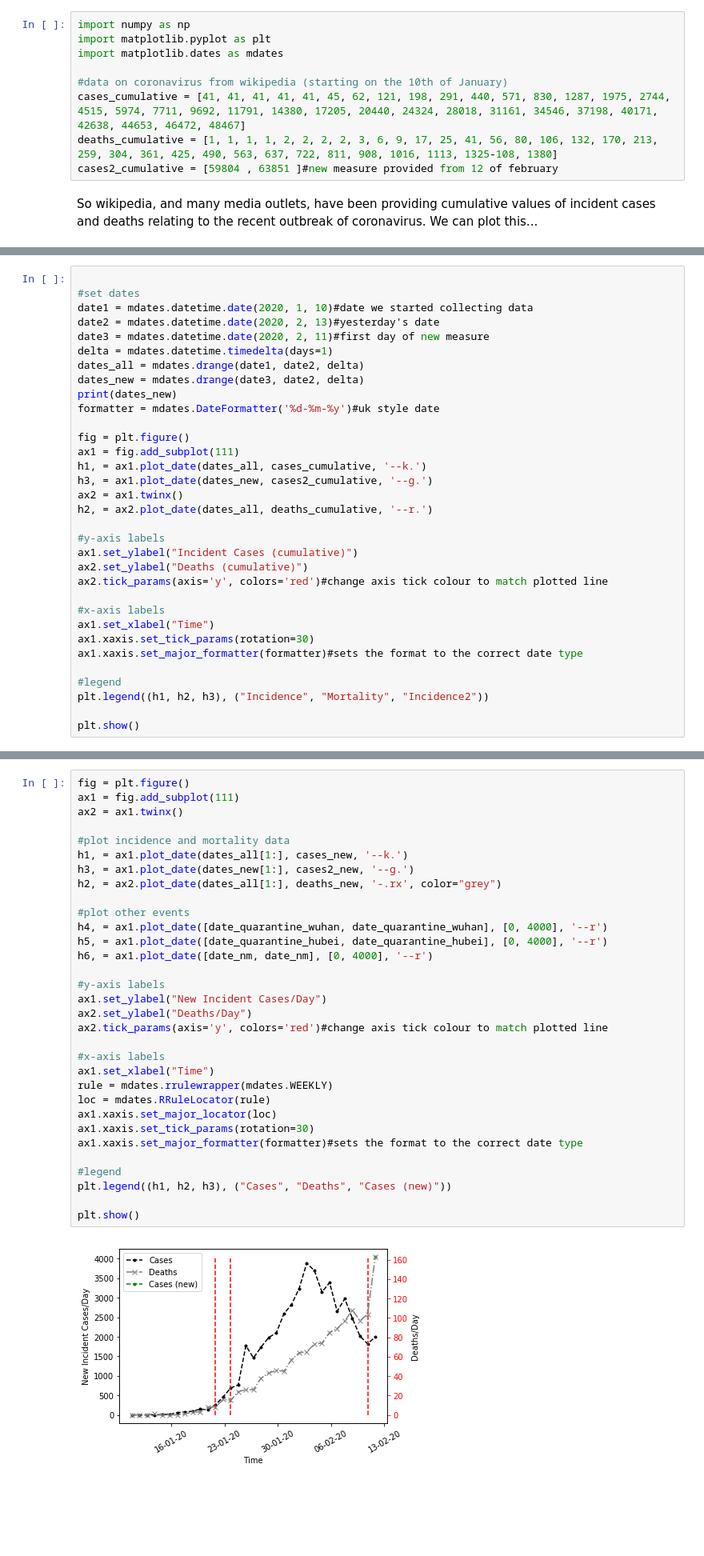
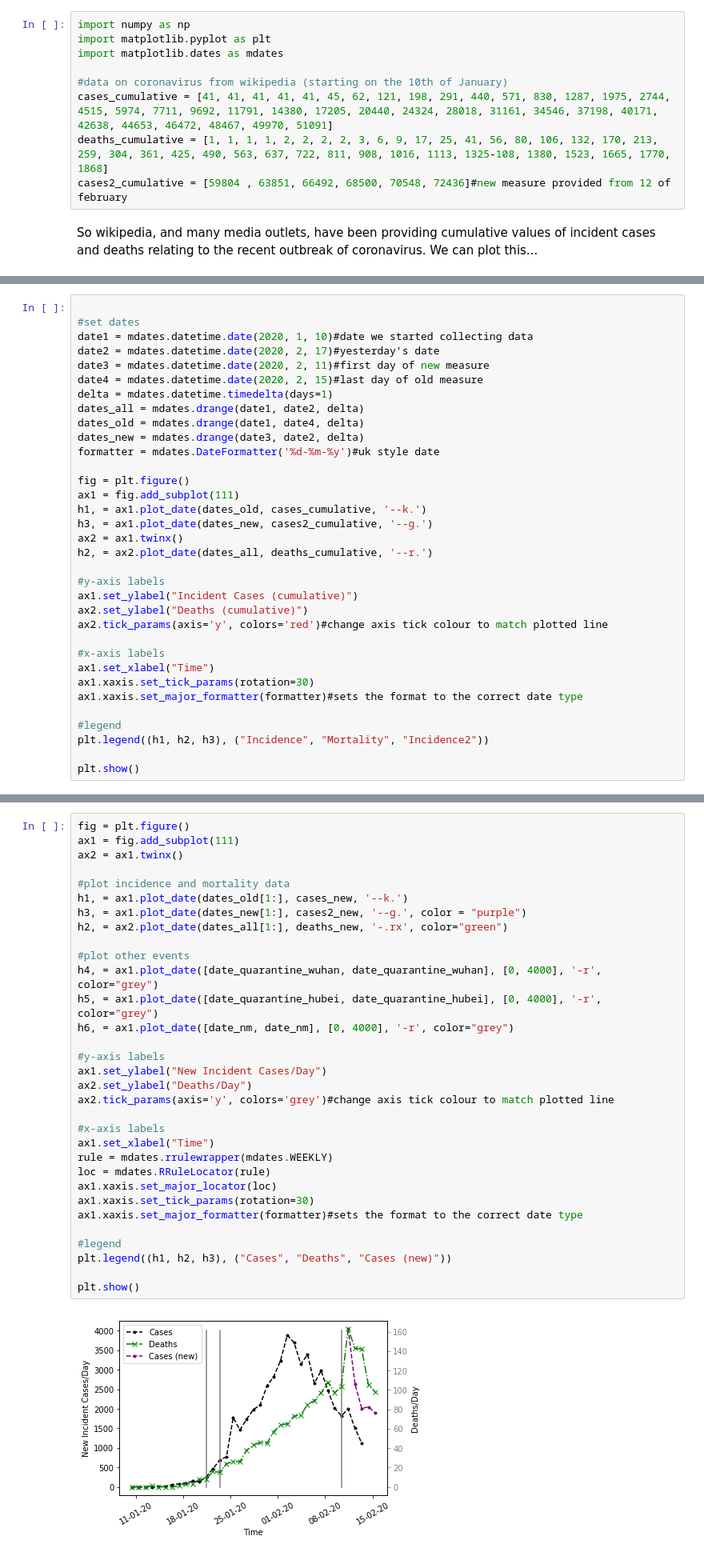
Before and after one commit to hanharrison92/Making-Graphs, a Jupyter notebook: LineGraph/Incidence_over_time.ipynb, the cells around one changed output, grey strips where cells are left out. Shown at 80% size. Cells and saved outputs as stored; diff of their text form; blank space fills up the shorter version.

Commit message:
shifted to new measure

```diff
--- a/LineGraph/Incidence_over_time.ipynb
+++ b/LineGraph/Incidence_over_time.ipynb
@@ -4,9 +4,9 @@ import matplotlib.pyplot as plt
 import matplotlib.dates as mdates
 
 #data on coronavirus from wikipedia (starting on the 10th of January)
-cases_cumulative = [41, 41, 41, 41, 41, 45, 62, 121, 198, 291, 440, 571, 830, 1287, 1975, 2744, 4515, 5974, 7711, 9692, 11791, 14380, 17205, 20440, 24324, 28018, 31161, 34546, 37198, 40171, 42638, 44653, 46472, 48467]
-deaths_cumulative = [1, 1, 1, 1, 2, 2, 2, 2, 3, 6, 9, 17, 25, 41, 56, 80, 106, 132, 170, 213, 259, 304, 361, 425, 490, 563, 637, 722, 811, 908, 1016, 1113, 1325-108, 1380]
-cases2_cumulative = [59804 , 63851 ]#new measure provided from 12 of february
+cases_cumulative = [41, 41, 41, 41, 41, 45, 62, 121, 198, 291, 440, 571, 830, 1287, 1975, 2744, 4515, 5974, 7711, 9692, 11791, 14380, 17205, 20440, 24324, 28018, 31161, 34546, 37198, 40171, 42638, 44653, 46472, 48467, 49970, 51091]
+deaths_cumulative = [1, 1, 1, 1, 2, 2, 2, 2, 3, 6, 9, 17, 25, 41, 56, 80, 106, 132, 170, 213, 259, 304, 361, 425, 490, 563, 637, 722, 811, 908, 1016, 1113, 1325-108, 1380, 1523, 1665, 1770, 1868]
+cases2_cumulative = [59804 , 63851, 66492, 68500, 70548, 72436]#new measure provided from 12 of february
 # %% [markdown]
 So wikipedia, and many media outlets, have been providing cumulative values of incident cases and deaths relating to the recent outbreak of coronavirus. We can plot this...
 # %%
@@ -52,17 +53,18 @@ Currently, the x-axis is given by days, where days are the number of days since
 
 #set dates
 date1 = mdates.datetime.date(2020, 1, 10)#date we started collecting data
-date2 = mdates.datetime.date(2020, 2, 13)#yesterday's date
+date2 = mdates.datetime.date(2020, 2, 17)#yesterday's date
 date3 = mdates.datetime.date(2020, 2, 11)#first day of new measure
+date4 = mdates.datetime.date(2020, 2, 15)#last day of old measure
 delta = mdates.datetime.timedelta(days=1)
 dates_all = mdates.drange(date1, date2, delta)
+dates_old = mdates.drange(date1, date4, delta)
 dates_new = mdates.drange(date3, date2, delta)
-print(dates_new)
 formatter = mdates.DateFormatter('%d-%m-%y')#uk style date
 
 fig = plt.figure()
 ax1 = fig.add_subplot(111)
-h1, = ax1.plot_date(dates_all, cases_cumulative, '--k.')
+h1, = ax1.plot_date(dates_old, cases_cumulative, '--k.')
 h3, = ax1.plot_date(dates_new, cases2_cumulative, '--g.')
 ax2 = ax1.twinx()
 h2, = ax2.plot_date(dates_all, deaths_cumulative, '--r.')
@@ -135,34 +136,34 @@ date_nm = mdates.datetime.date(2020, 2, 11)#date measurements changed
 # %%
 fig = plt.figure()
 ax1 = fig.add_subplot(111)
 ax2 = ax1.twinx()
 
 #plot incidence and mortality data
-h1, = ax1.plot_date(dates_all[1:], cases_new, '--k.')
-h3, = ax1.plot_date(dates_new[1:], cases2_new, '--g.')
-h2, = ax2.plot_date(dates_all[1:], deaths_new, '-.rx', color="grey")
+h1, = ax1.plot_date(dates_old[1:], cases_new, '--k.')
+h3, = ax1.plot_date(dates_new[1:], cases2_new, '--g.', color = "purple")
+h2, = ax2.plot_date(dates_all[1:], deaths_new, '-.rx', color="green")
 
 #plot other events
-h4, = ax1.plot_date([date_quarantine_wuhan, date_quarantine_wuhan], [0, 4000], '--r')
-h5, = ax1.plot_date([date_quarantine_hubei, date_quarantine_hubei], [0, 4000], '--r')
-h6, = ax1.plot_date([date_nm, date_nm], [0, 4000], '--r')
+h4, = ax1.plot_date([date_quarantine_wuhan, date_quarantine_wuhan], [0, 4000], '-r', color="grey")
+h5, = ax1.plot_date([date_quarantine_hubei, date_quarantine_hubei], [0, 4000], '-r', color="grey")
+h6, = ax1.plot_date([date_nm, date_nm], [0, 4000], '-r', color="grey")
 
 #y-axis labels
 ax1.set_ylabel("New Incident Cases/Day")
 ax2.set_ylabel("Deaths/Day")
-ax2.tick_params(axis='y', colors='red')#change axis tick colour to match plotted line
+ax2.tick_params(axis='y', colors='grey')#change axis tick colour to match plotted line
 
 #x-axis labels
 ax1.set_xlabel("Time")
 rule = mdates.rrulewrapper(mdates.WEEKLY)
 loc = mdates.RRuleLocator(rule)
 ax1.xaxis.set_major_locator(loc)
 ax1.xaxis.set_tick_params(rotation=30)
 ax1.xaxis.set_major_formatter(formatter)#sets the format to the correct date type
 
 #legend
 plt.legend((h1, h2, h3), ("Cases", "Deaths", "Cases (new)"))
 
 plt.show()
 # %% [output]
-[figure, old version]
+[figure, new version]
```
Also changed, not shown: parts of 4 cells of this notebook.
